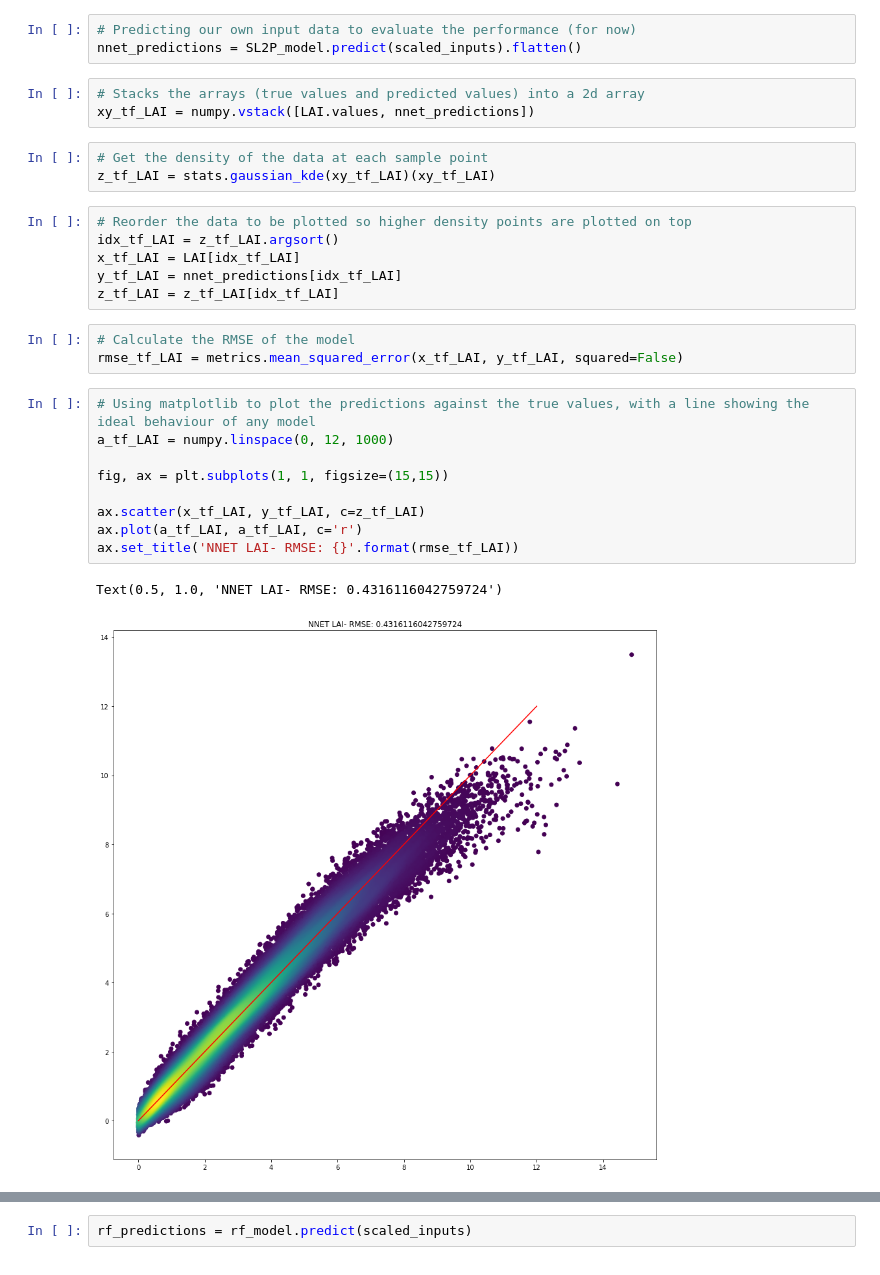
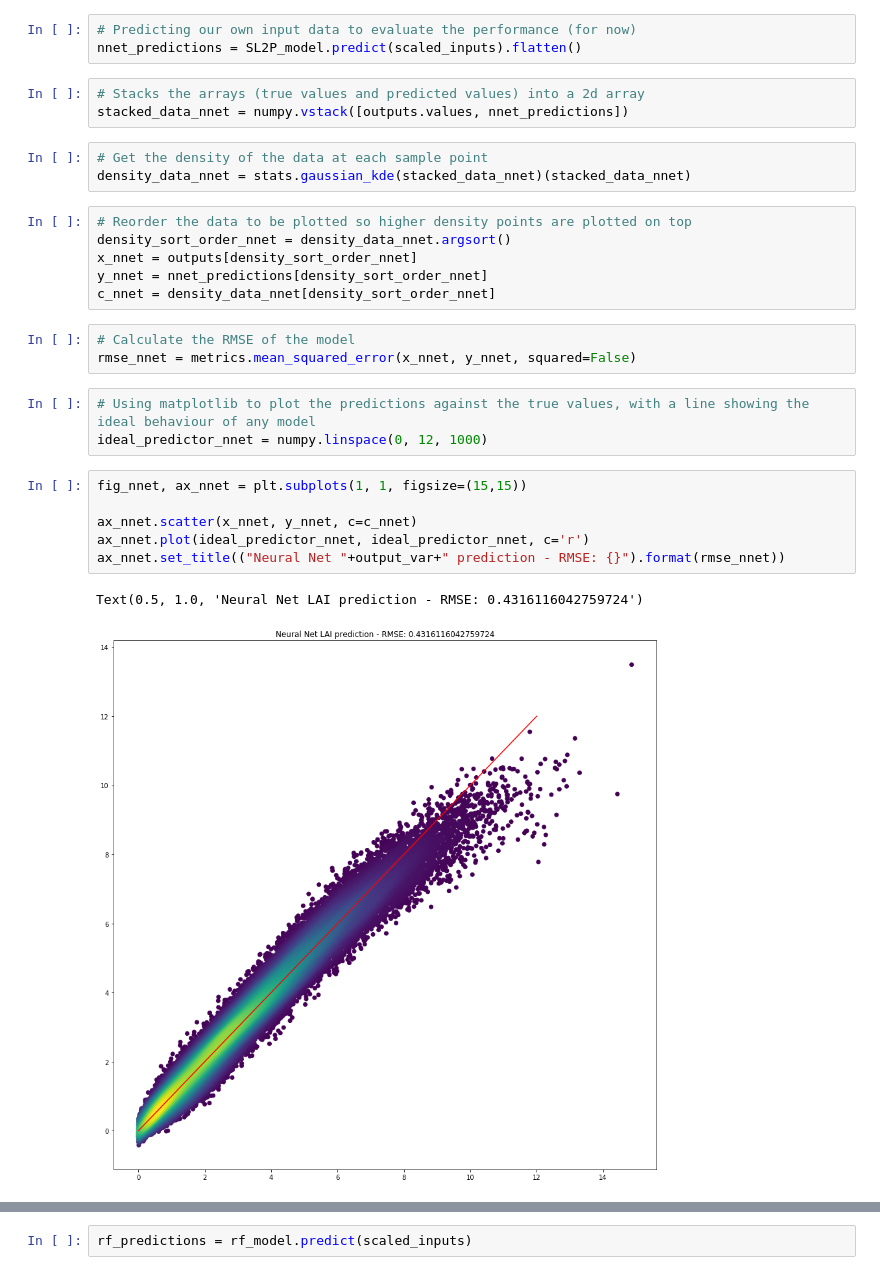
Before and after one commit to h39s/ALR_Earth_Engine, a Jupyter notebook: ALR_single_image.ipynb, the cells around one changed output, grey strips where cells are left out. Cells and saved outputs as stored; diff of their text form.

```diff
--- a/ALR_single_image.ipynb
+++ b/ALR_single_image.ipynb
@@ -175,31 +178,31 @@ scaled_inputs = preprocessing.scale(inputs)
 nnet_predictions = SL2P_model.predict(scaled_inputs).flatten()
 # %%
 # Stacks the arrays (true values and predicted values) into a 2d array
-xy_tf_LAI = numpy.vstack([LAI.values, nnet_predictions])
+stacked_data_nnet = numpy.vstack([outputs.values, nnet_predictions])
 # %%
 # Get the density of the data at each sample point
-z_tf_LAI = stats.gaussian_kde(xy_tf_LAI)(xy_tf_LAI)
+density_data_nnet = stats.gaussian_kde(stacked_data_nnet)(stacked_data_nnet)
 # %%
 # Reorder the data to be plotted so higher density points are plotted on top
-idx_tf_LAI = z_tf_LAI.argsort()
-x_tf_LAI = LAI[idx_tf_LAI]
-y_tf_LAI = nnet_predictions[idx_tf_LAI]
-z_tf_LAI = z_tf_LAI[idx_tf_LAI]
+density_sort_order_nnet = density_data_nnet.argsort()
+x_nnet = outputs[density_sort_order_nnet]
+y_nnet = nnet_predictions[density_sort_order_nnet]
+c_nnet = density_data_nnet[density_sort_order_nnet]
 # %%
 # Calculate the RMSE of the model
-rmse_tf_LAI = metrics.mean_squared_error(x_tf_LAI, y_tf_LAI, squared=False)
+rmse_nnet = metrics.mean_squared_error(x_nnet, y_nnet, squared=False)
 # %%
 # Using matplotlib to plot the predictions against the true values, with a line showing the ideal behaviour of any model
-a_tf_LAI = numpy.linspace(0, 12, 1000)
-
-fig, ax = plt.subplots(1, 1, figsize=(15,15))
-
-ax.scatter(x_tf_LAI, y_tf_LAI, c=z_tf_LAI)
-ax.plot(a_tf_LAI, a_tf_LAI, c='r')
-ax.set_title('NNET LAI- RMSE: {}'.format(rmse_tf_LAI))
+ideal_predictor_nnet = numpy.linspace(0, 12, 1000)
-# %% [output]
-Text(0.5, 1.0, 'NNET LAI- RMSE: 0.4316116042759724')
-[figure, removed]
+# %%
+fig_nnet, ax_nnet = plt.subplots(1, 1, figsize=(15,15))
+
+ax_nnet.scatter(x_nnet, y_nnet, c=c_nnet)
+ax_nnet.plot(ideal_predictor_nnet, ideal_predictor_nnet, c='r')
+ax_nnet.set_title(("Neural Net "+output_var+" prediction - RMSE: {}").format(rmse_nnet))
+# %% [output]
+Text(0.5, 1.0, 'Neural Net LAI prediction - RMSE: 0.4316116042759724')
+[figure, added]
 # %%
 # Using scikit-learns implementation of Random Forest regression, fit a random forest to our input data
 rf_model = RandomForestRegressor()
```
Also changed, not shown: parts of 35 cells of this notebook.
